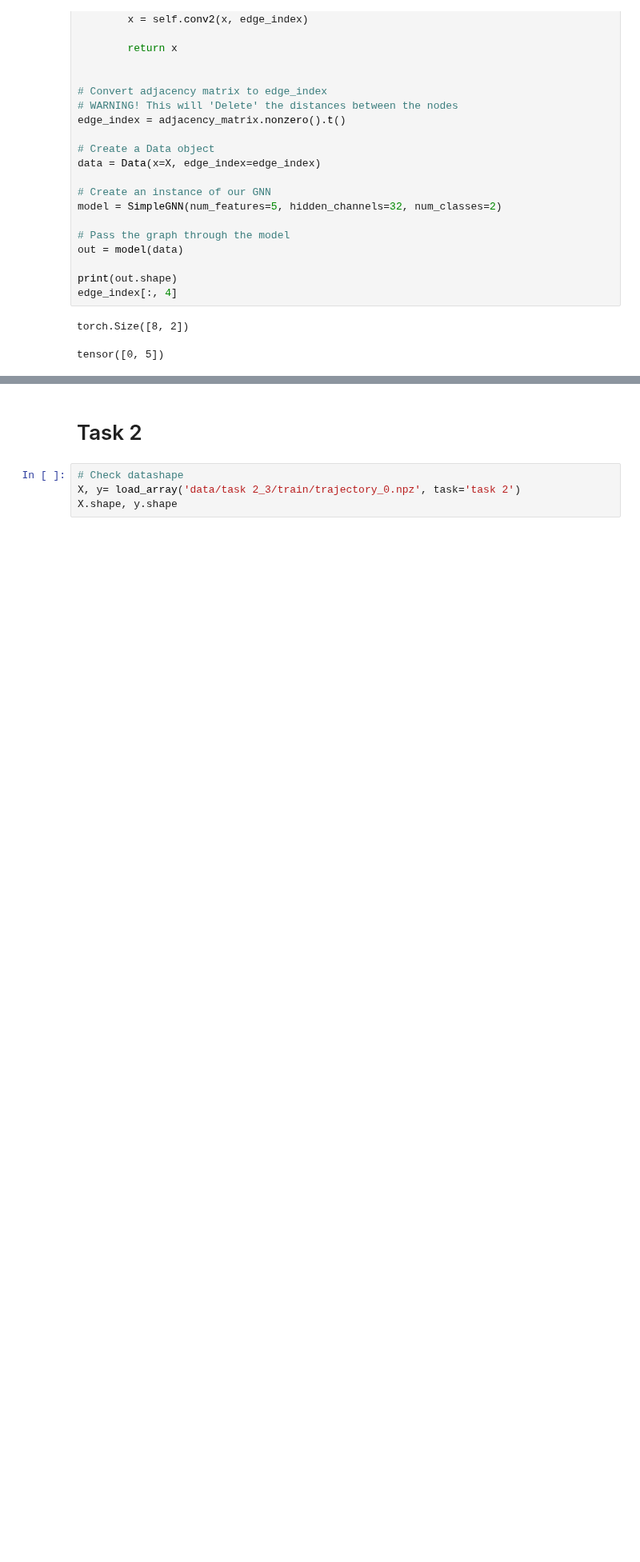
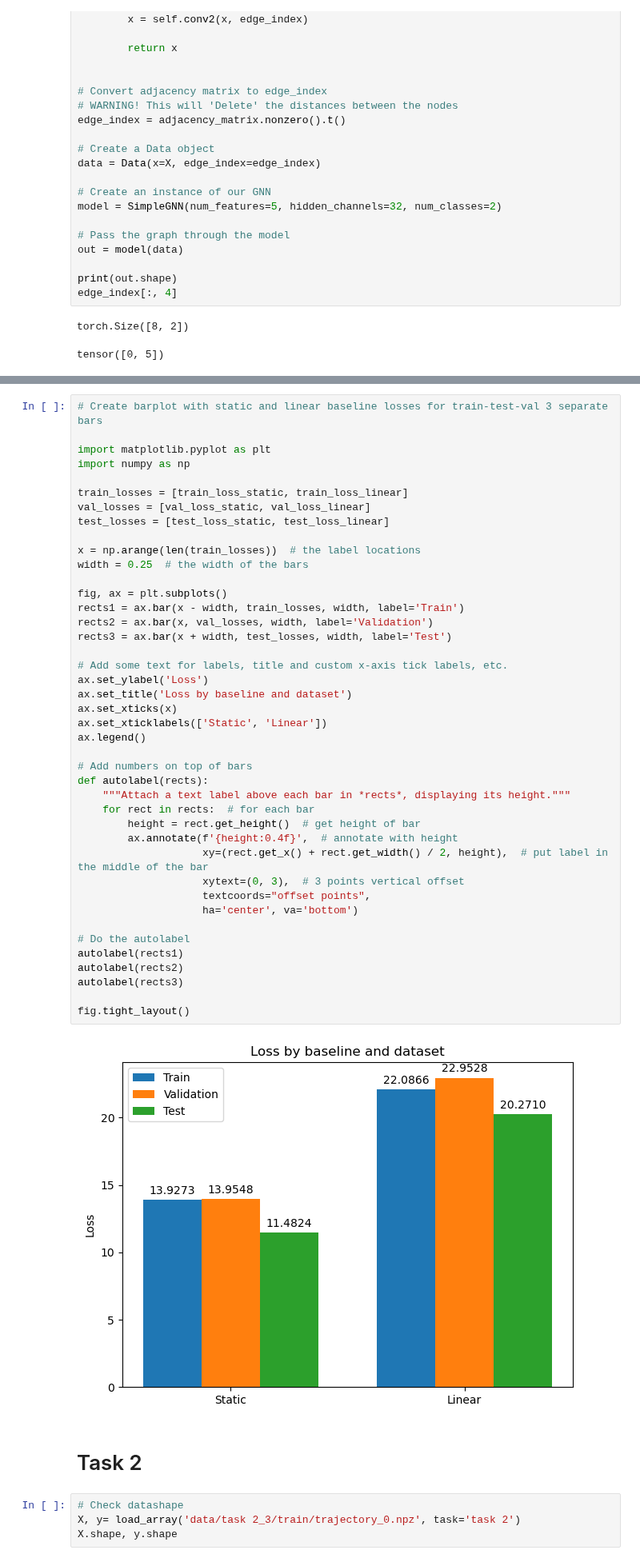
Before and after one commit to lzolyomi/2AMM10-DeepLearning, a Jupyter notebook: Assignment 2/Task1_Experiments.ipynb, the cells around one changed output, grey strips where cells are left out. Shown at 80% size. Cells and saved outputs as stored; diff of their text form; blank space fills up the shorter version.

```diff
--- a/Assignment 2/Task1_Experiments.ipynb
+++ b/Assignment 2/Task1_Experiments.ipynb
@@ -262,3 +361,47 @@ Validation Loss - Static Baseline: 11.4824, Linear Baseline: 20.2710
+# %%
+# Create barplot with static and linear baseline losses for train-test-val 3 separate bars
+
+import matplotlib.pyplot as plt
+import numpy as np
+
+train_losses = [train_loss_static, train_loss_linear]
+val_losses = [val_loss_static, val_loss_linear]
+test_losses = [test_loss_static, test_loss_linear]
+
+x = np.arange(len(train_losses))  # the label locations
+width = 0.25  # the width of the bars
+
+fig, ax = plt.subplots()
+rects1 = ax.bar(x - width, train_losses, width, label='Train')
+rects2 = ax.bar(x, val_losses, width, label='Validation')
+rects3 = ax.bar(x + width, test_losses, width, label='Test')
+
+# Add some text for labels, title and custom x-axis tick labels, etc.
+ax.set_ylabel('Loss')
+ax.set_title('Loss by baseline and dataset')
+ax.set_xticks(x)
+ax.set_xticklabels(['Static', 'Linear'])
+ax.legend()
+
+# Add numbers on top of bars
+def autolabel(rects):
+    """Attach a text label above each bar in *rects*, displaying its height."""
+    for rect in rects:  # for each bar
+        height = rect.get_height()  # get height of bar
+        ax.annotate(f'{height:0.4f}',  # annotate with height
+                    xy=(rect.get_x() + rect.get_width() / 2, height),  # put label in the middle of the bar
+                    xytext=(0, 3),  # 3 points vertical offset
+                    textcoords="offset points",
+                    ha='center', va='bottom')
+
+# Do the autolabel
+autolabel(rects1)
+autolabel(rects2)
+autolabel(rects3)
+
+fig.tight_layout()
+# %% [output]
+[figure, added]
 # %% [markdown]
 # Task 2
 # %%
```
Also changed, not shown: parts of 9 cells of this notebook.
